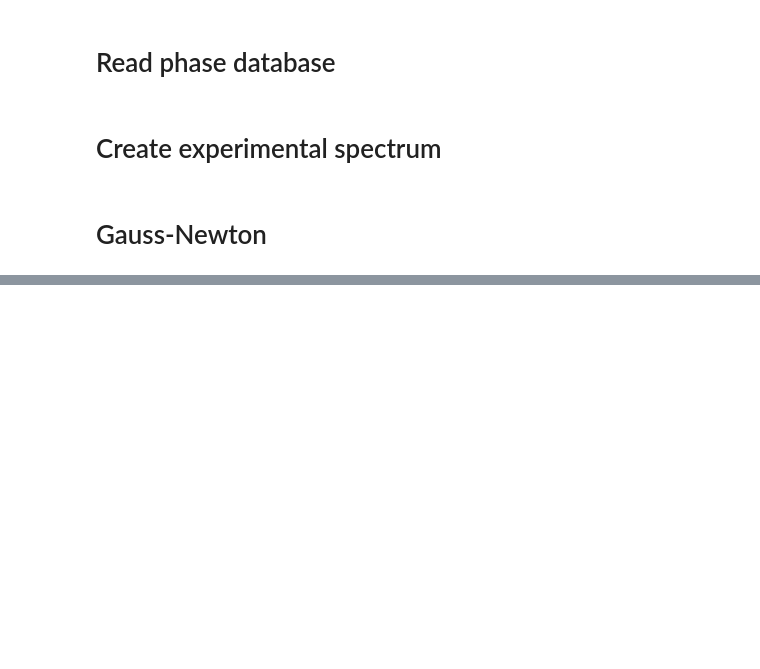
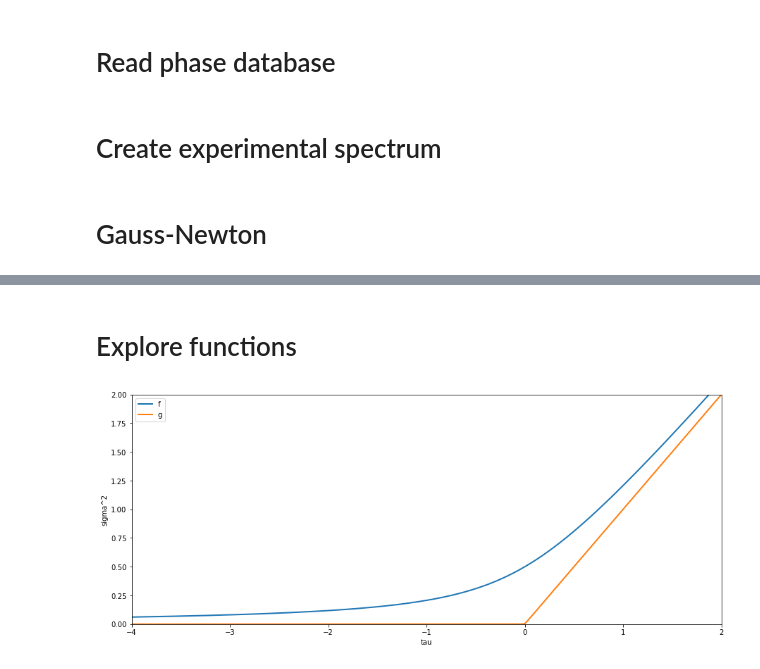
Before and after one commit to zpreisler/XRDXRFutils, a Jupyter notebook: test_sigma_calibration.ipynb, the cells around one changed output, grey strips where cells are left out. Drawn from its saved outputs; the diff is of its cells as text; code cells hidden in the pictures; blank space fills up the shorter version.

```diff
--- a/test_sigma_calibration.ipynb
+++ b/test_sigma_calibration.ipynb
@@ -84 +84,23 @@ Integral of fitted function = 35.59451881028166
 Integral of experimental spectrum = 69.3432671516382
+# %% [markdown]
+# Explore functions
+# %%
+f = lambda x: 0.5 * (np.sqrt(x**2 + 1) + x)
+f_der = lambda x: 0.5 * (x / np.sqrt(x**2 + 1) + 1)
+
+g = lambda x: f(100 * x) / 100
+g_der = lambda x: f_der(100 * x)
+# %%
+plot_tau = np.arange(-10, 10, 0.01)
+
+fig, ax = plt.subplots(figsize = (15, 6))
+ax.plot(plot_tau, f(plot_tau), ls = '-', lw = 2,label = 'f')
+ax.plot(plot_tau, g(plot_tau), ls = '-', lw = 2,label = 'g')
+ax.set_xlabel('tau')
+ax.set_ylabel('sigma^2')
+ax.legend()
+ax.set_xlim(-4, 2)
+ax.set_ylim(0, 2)
+plt.show()
+# %% [output]
+[figure, added]
```
Also changed, not shown: parts of 2 cells of this notebook.
